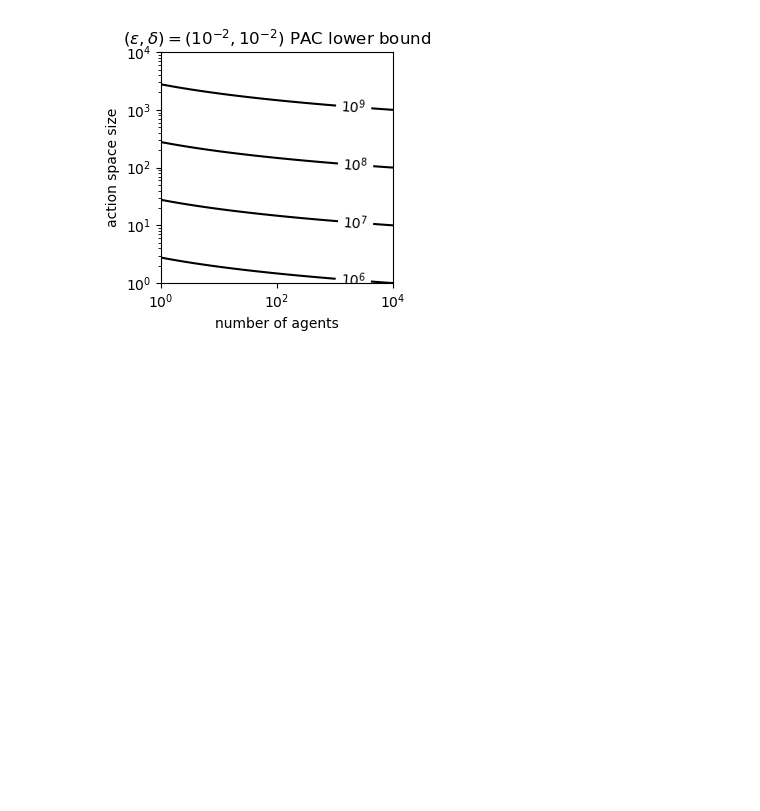
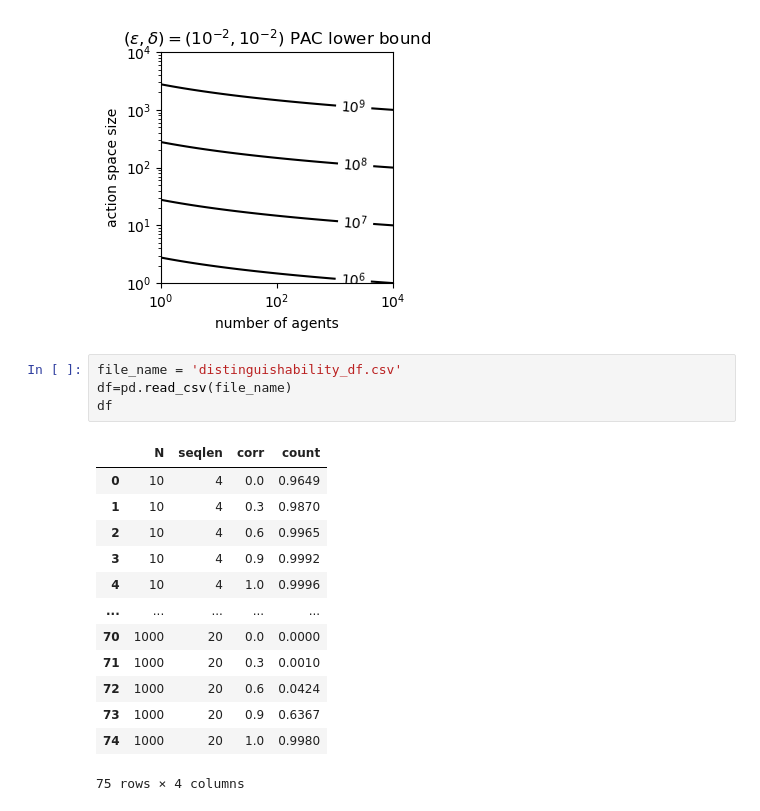
Before and after one commit to amimem/ToMM, a Jupyter notebook: notebooks/model_parameter_scaling-mlpmatch.ipynb, the cells around one changed output. Cells and saved outputs as stored; diff of their text form; blank space fills up the shorter version.

```diff
--- a/notebooks/model_parameter_scaling-mlpmatch.ipynb
+++ b/notebooks/model_parameter_scaling-mlpmatch.ipynb
@@ -198,3 +198,21 @@ ax.set_title(r'$(\epsilon,\delta)=(10^{-2},10^{-2})$ PAC lower bound')
 # %% [output]
 Text(0.5, 1.0, '$(\\epsilon,\\delta)=(10^{-2},10^{-2})$ PAC lower bound')
 [figure]
+# %%
+file_name = 'distinguishability_df.csv'
+df=pd.read_csv(file_name)
+df
+# %% [output]
+|  | N | seqlen | corr | count |
+| 0 | 10 | 4 | 0.0 | 0.9649 |
+| 1 | 10 | 4 | 0.3 | 0.9870 |
+| 2 | 10 | 4 | 0.6 | 0.9965 |
+| 3 | 10 | 4 | 0.9 | 0.9992 |
+| 4 | 10 | 4 | 1.0 | 0.9996 |
+| ... | ... | ... | ... | ... |
+| 70 | 1000 | 20 | 0.0 | 0.0000 |
+| 71 | 1000 | 20 | 0.3 | 0.0010 |
+| 72 | 1000 | 20 | 0.6 | 0.0424 |
+| 73 | 1000 | 20 | 0.9 | 0.6367 |
+| 74 | 1000 | 20 | 1.0 | 0.9980 |
+75 rows × 4 columns
```
Also changed, not shown: parts of 1 cell of this notebook, 2 other files.
